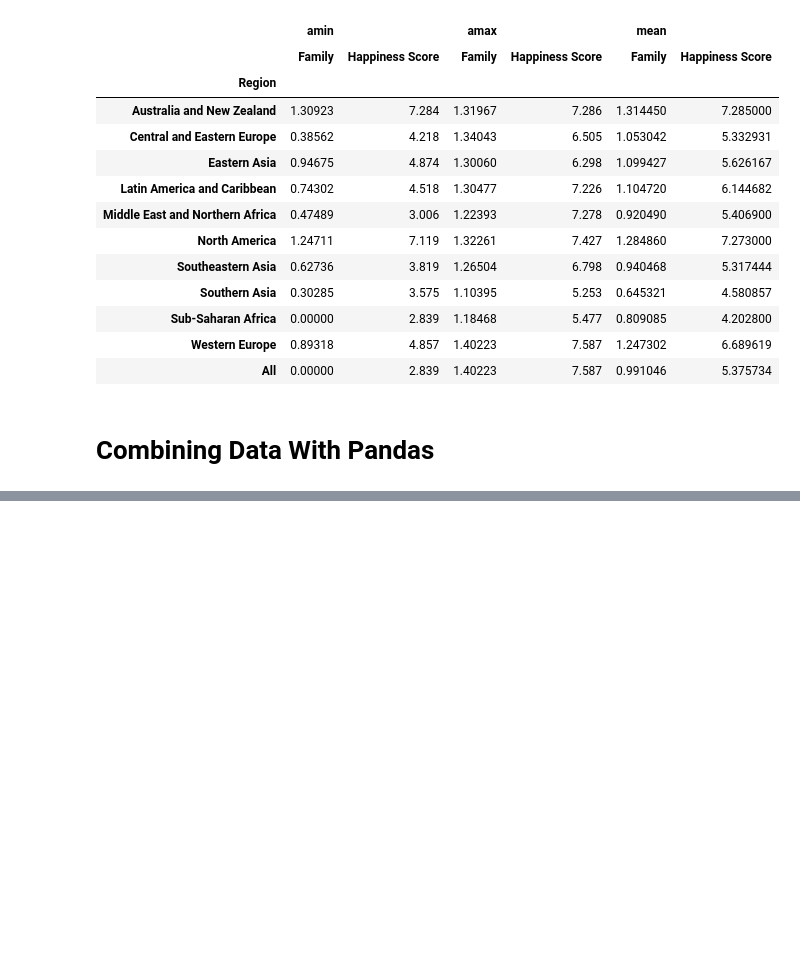
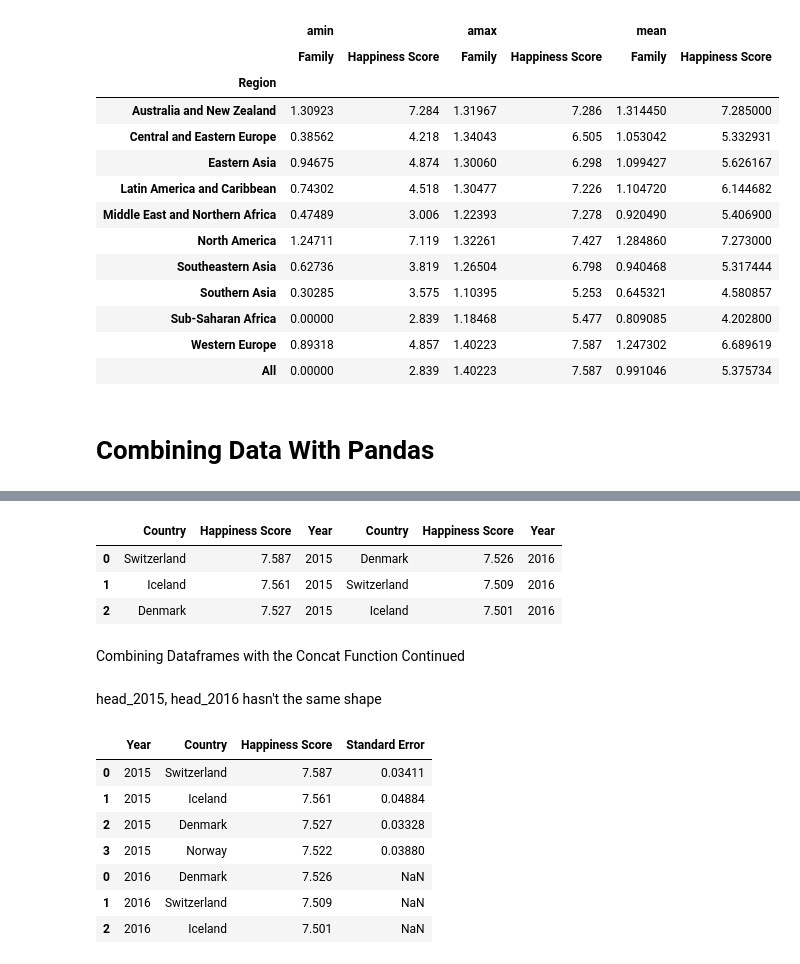
Before and after one commit to hoangvn111/Data-Cleaning-and-Analysis, a Jupyter notebook: Data_Cleaning_and_Analysis.ipynb, the cells around one changed output, grey strips where cells are left out. Drawn from its saved outputs; the diff is of its cells as text; code cells hidden in the pictures; blank space fills up the shorter version.

```diff
--- a/Data_Cleaning_and_Analysis.ipynb
+++ b/Data_Cleaning_and_Analysis.ipynb
@@ -273,0 +313,28 @@ pv_happy_family_stats
+# %%
+concat_axis1
+# %% [output]
+|  | Country | Happiness Score | Year | Country | Happiness Score | Year |
+| 0 | Switzerland | 7.587 | 2015 | Denmark | 7.526 | 2016 |
+| 1 | Iceland | 7.561 | 2015 | Switzerland | 7.509 | 2016 |
+| 2 | Denmark | 7.527 | 2015 | Iceland | 7.501 | 2016 |
+# %% [markdown]
+Combining Dataframes with the Concat Function Continued
+# %% [markdown]
+head_2015, head_2016 hasn't the same shape
+# %%
+head_2015 = happiness2015[['Year','Country','Happiness Score', 'Standard Error']].head(4)
+head_2016 = happiness2016[['Country','Happiness Score', 'Year']].head(3)
+# %%
+concat_axis0 = pd.concat([head_2015, head_2016], axis=0)
+concat_axis1 = pd.concat([head_2015, head_2016], axis=1)
+# %%
+concat_axis0
+# %% [output]
+|  | Year | Country | Happiness Score | Standard Error |
+| 0 | 2015 | Switzerland | 7.587 | 0.03411 |
+| 1 | 2015 | Iceland | 7.561 | 0.04884 |
+| 2 | 2015 | Denmark | 7.527 | 0.03328 |
+| 3 | 2015 | Norway | 7.522 | 0.03880 |
+| 0 | 2016 | Denmark | 7.526 | NaN |
+| 1 | 2016 | Switzerland | 7.509 | NaN |
+| 2 | 2016 | Iceland | 7.501 | NaN |
```
Also changed, not shown: parts of 30 cells of this notebook.
